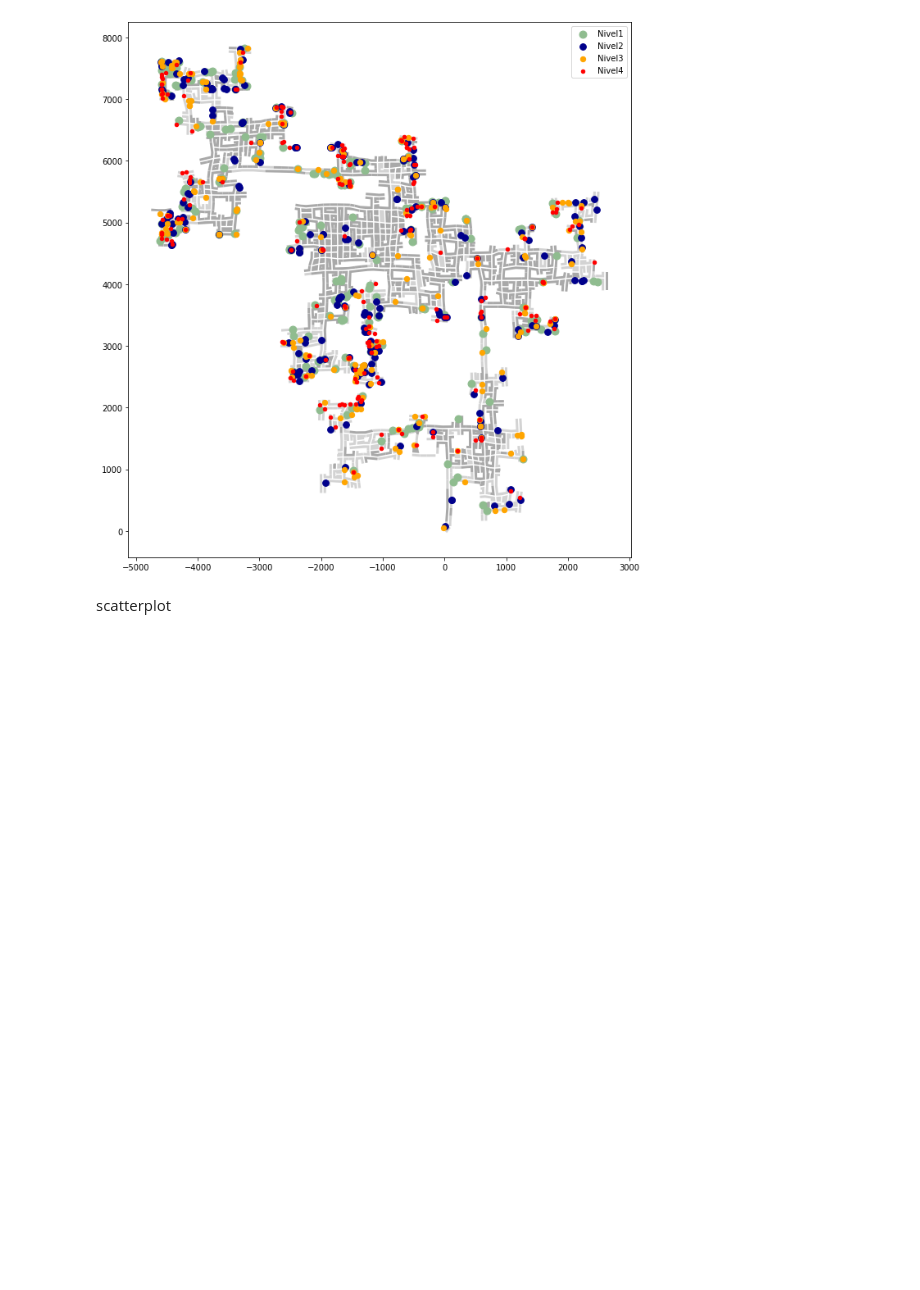
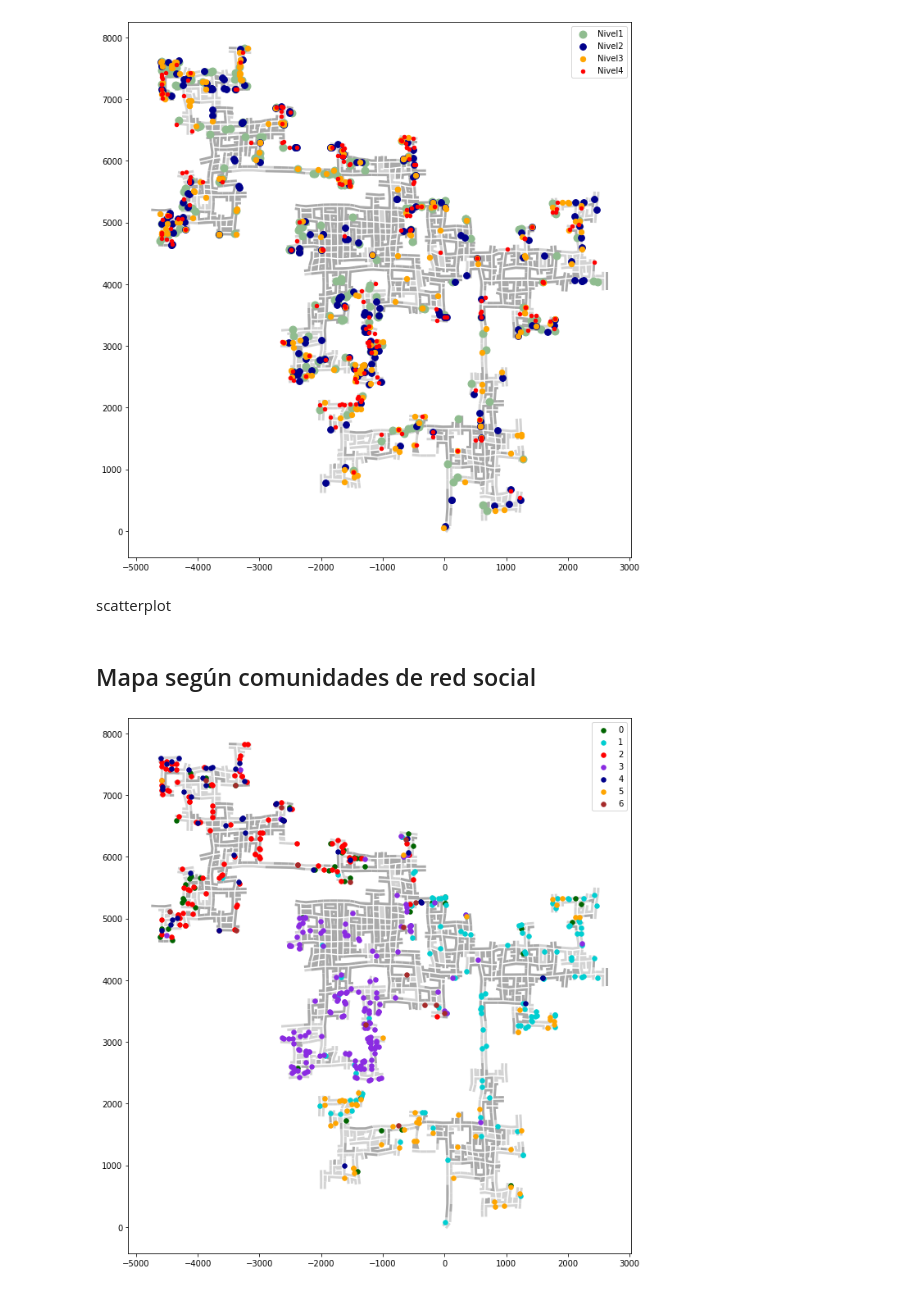
Before and after one commit to ffelicioni/tp_infoviz, a Jupyter notebook: Mapas_Vast_challenge.ipynb, the cells around one changed output. Cells and saved outputs as stored; diff of their text form; code cells hidden in the pictures; blank space fills up the shorter version.

```diff
--- a/Mapas_Vast_challenge.ipynb
+++ b/Mapas_Vast_challenge.ipynb
@@ -534,3 +557,31 @@ scatterplot
 #df_join.columns
 # %%
 #sns.pairplot(df_join[['age','joviality','Wage_sum','educationScale','pubs_count','interestGroup','sent_message']],hue='interestGroup')
+# %% [markdown]
+## Mapa según comunidades de red social
+# %%
+world = gpd.read_file(gpd.geopandas.datasets.get_path('naturalearth_lowres'))
+ax = world[world.continent == 'North America'].plot(color='white', edgecolor='white', figsize=(12, 12))
+#cities.plot(ax=ax, marker='o', color='blue', markersize=5);
+geo_df[geo_df['type']=='residental'].plot(ax=ax, markersize=5,color='lightgray',label="residental")
+geo_df[geo_df['type']=='commercial'].plot(ax=ax, markersize=5,color='darkgray',label="commercial")
+#geo_df[geo_df['type']=='employers'].plot(ax=ax, markersize=30,color='darkturquoise',marker="o",label="employers")
+#geo_df[geo_df['type']=='pubs'].plot(ax=ax, markersize=30,color='darkblue',marker="o",label="pubs")
+#geo_df[geo_df['type']=='restaurants'].plot(ax=ax, markersize=30,color='red',marker="o",label="restaurants")
+#geo_df[geo_df['type']=='school'].plot(ax=ax, markersize=30,color='darkgreen',marker="o",label="schools")
+geo_df[geo_df['type']=='0'].plot(ax=ax, markersize=30,color='darkgreen',marker="o",label="0")
+geo_df[geo_df['type']=='1'].plot(ax=ax, markersize=30,color='darkturquoise',marker="o",label="1")
+geo_df[geo_df['type']=='2'].plot(ax=ax, markersize=30,color='red',marker="o",label="2")
+geo_df[geo_df['type']=='3'].plot(ax=ax, markersize=30,color='blueviolet',marker="o",label="3")
+geo_df[geo_df['type']=='4'].plot(ax=ax, markersize=30,color='darkblue',marker="o",label="4")
+geo_df[geo_df['type']=='5'].plot(ax=ax, markersize=30,color='orange',marker="o",label="5")
+geo_df[geo_df['type']=='6'].plot(ax=ax, markersize=30,color='brown',marker="o",label="6")
+#geo_df[geo_df['type']=='H'].plot(ax=ax, markersize=30,color='deeppink',marker="o",label="H")
+#geo_df[geo_df['type']=='I'].plot(ax=ax, markersize=30,color='darkseagreen',marker="o",label="I")
+#geo_df[geo_df['type']=='J'].plot(ax=ax, markersize=30,color='blueviolet',marker="o",label="J")
+
+ax.legend(prop={'size':10})
+
+plt.show()
+# %% [output]
+[figure, added]
```
Also changed, not shown: parts of 4 cells of this notebook.
